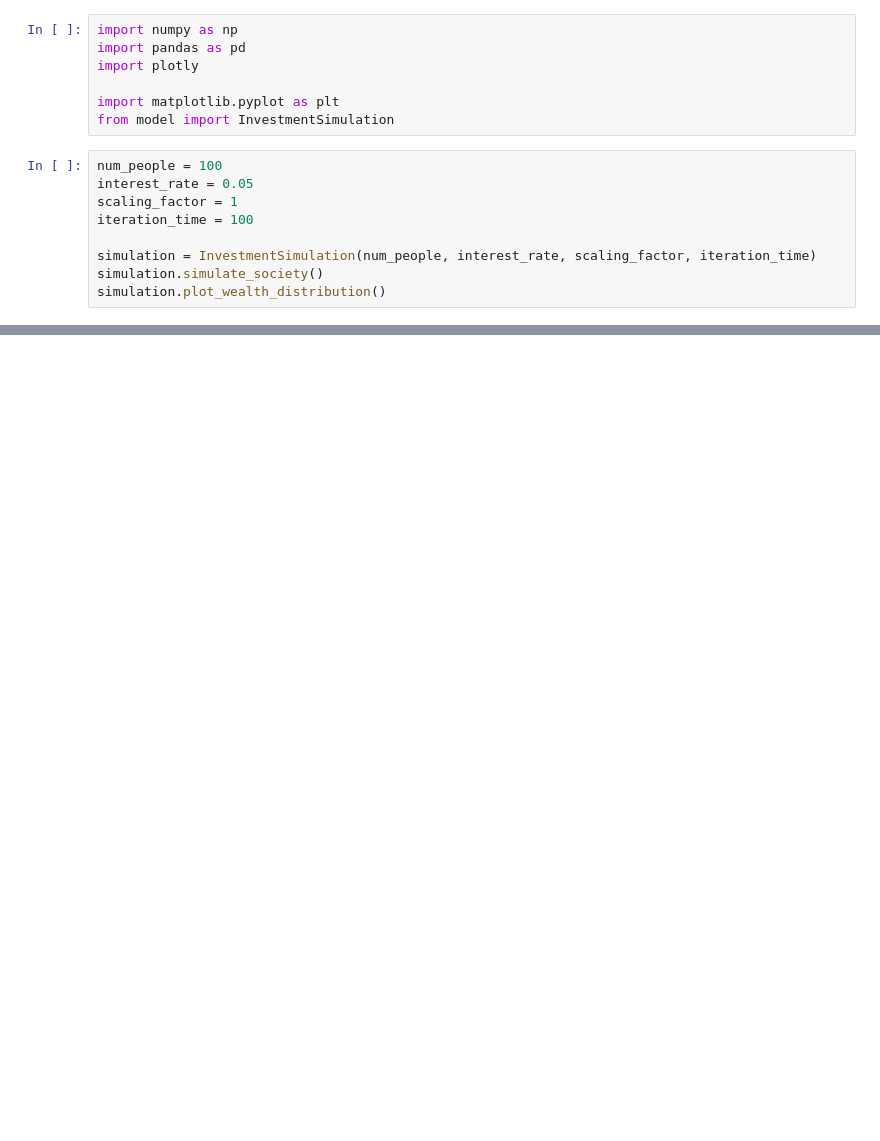
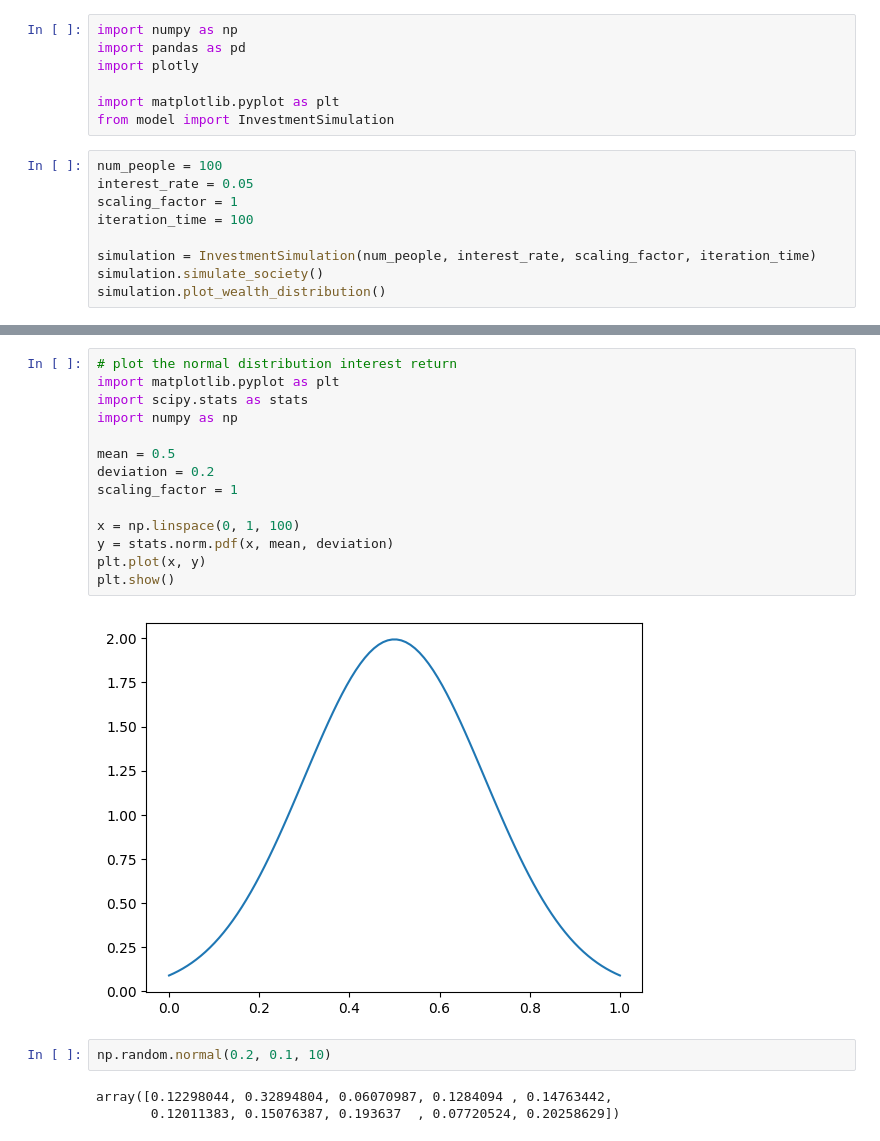
Before and after one commit to joyyuan89/FinAI, a Jupyter notebook: case_study/investment/demo.ipynb, the cells around one changed output, grey strips where cells are left out. Drawn from its saved outputs; the diff is of its cells as text; blank space fills up the shorter version.

```diff
--- a/case_study/investment/demo.ipynb
+++ b/case_study/investment/demo.ipynb
@@ -16,0 +24,21 @@ simulation.plot_wealth_distribution()
+# %%
+# plot the normal distribution interest return
+import matplotlib.pyplot as plt
+import scipy.stats as stats
+import numpy as np
+
+mean = 0.5
+deviation = 0.2
+scaling_factor = 1
+
+x = np.linspace(0, 1, 100)
+y = stats.norm.pdf(x, mean, deviation)
+plt.plot(x, y)
+plt.show()
+# %% [output]
+[figure, added]
+# %%
+np.random.normal(0.2, 0.1, 10)
+# %% [output]
+array([0.12298044, 0.32894804, 0.06070987, 0.1284094 , 0.14763442,
+       0.12011383, 0.15076387, 0.193637  , 0.07720524, 0.20258629])
```
Also changed, not shown: parts of 1 cell of this notebook, 2 other files.
